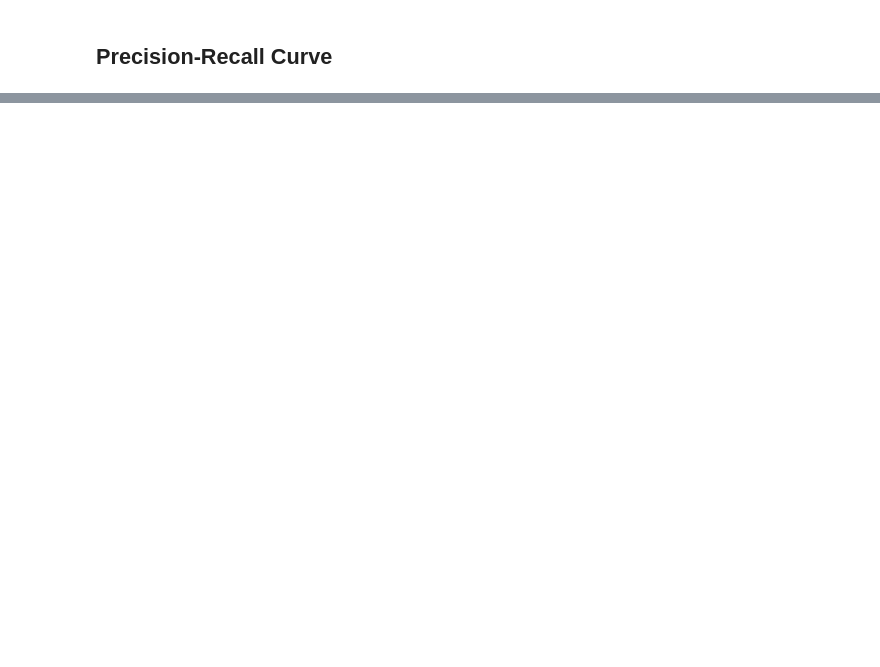
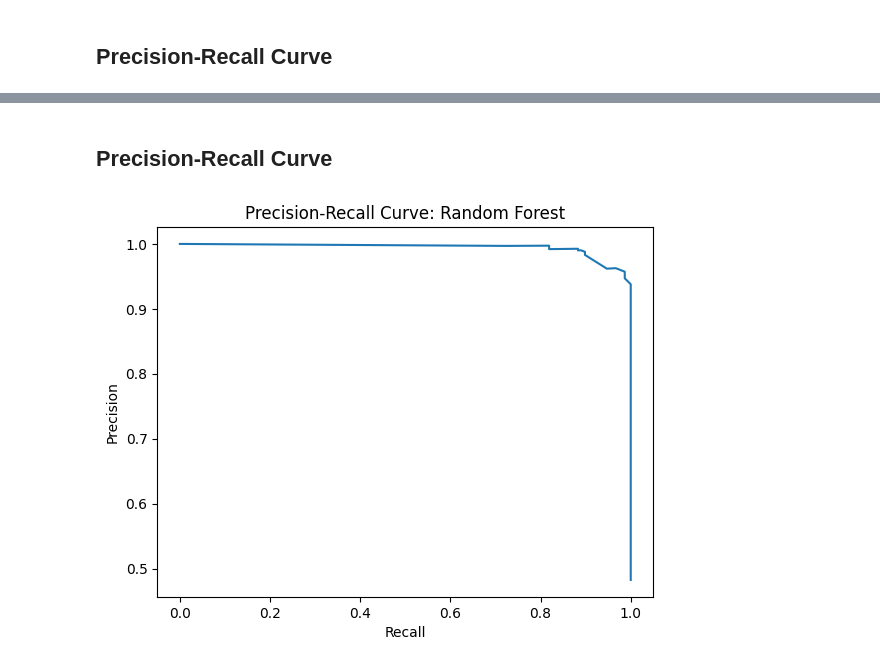
Before and after one commit to pmcelroy4/Webinar-Engagement-Prediction, a Jupyter notebook: market_analysis_model.ipynb, the cells around one changed output, grey strips where cells are left out. Saved outputs shown, nothing was run; the diff lists cells and outputs as text; code cells hidden in the pictures; blank space fills up the shorter version.

```diff
--- a/market_analysis_model.ipynb
+++ b/market_analysis_model.ipynb
@@ -261,0 +306,12 @@ plt.show()
+# %% [markdown]
+## Precision-Recall Curve
+# %%
+pr, re, _ = precision_recall_curve((y_test=='yes').astype(int), y_probab)
+
+plt.plot(re, pr)
+plt.xlabel('Recall')
+plt.ylabel('Precision')
+plt.title('Precision-Recall Curve: Random Forest')
+plt.show()
+# %% [output]
+[figure, added]
```
Also changed, not shown: parts of 11 cells of this notebook.
